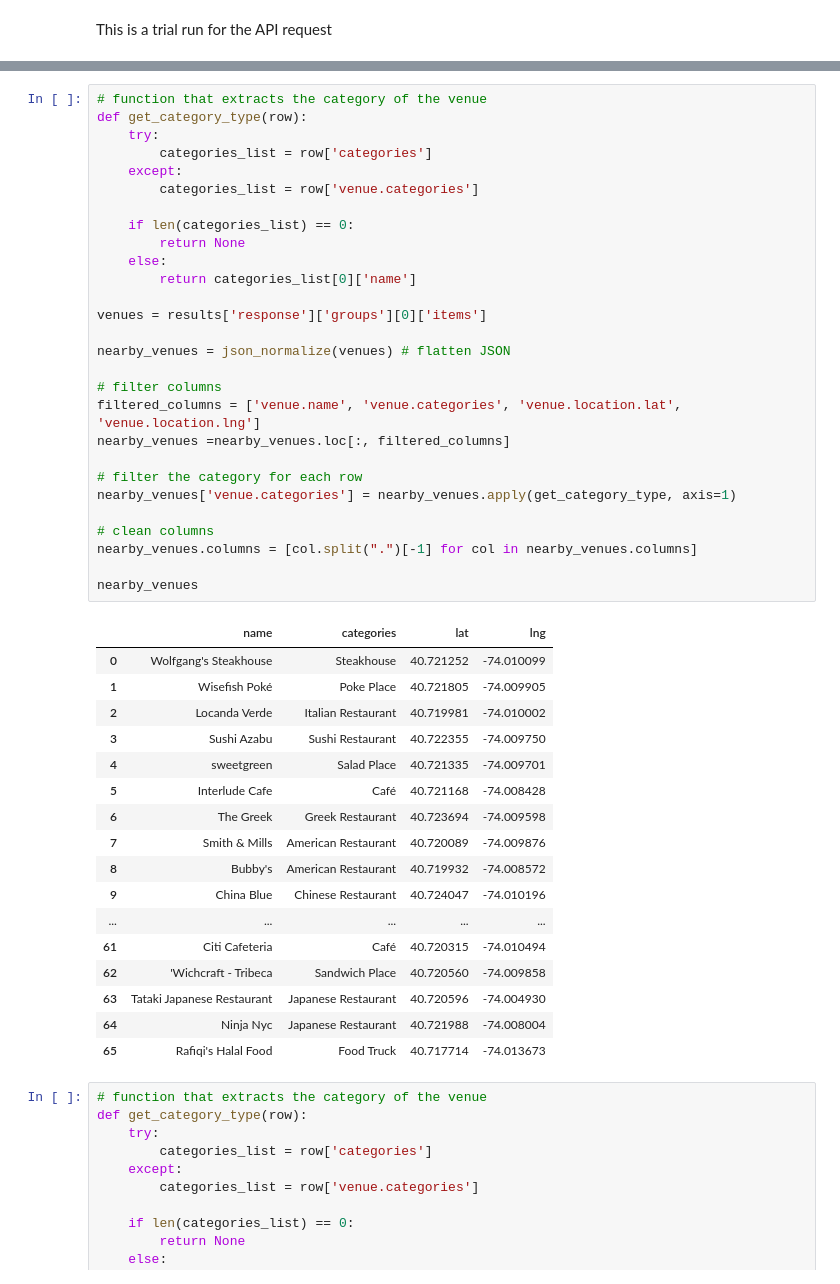
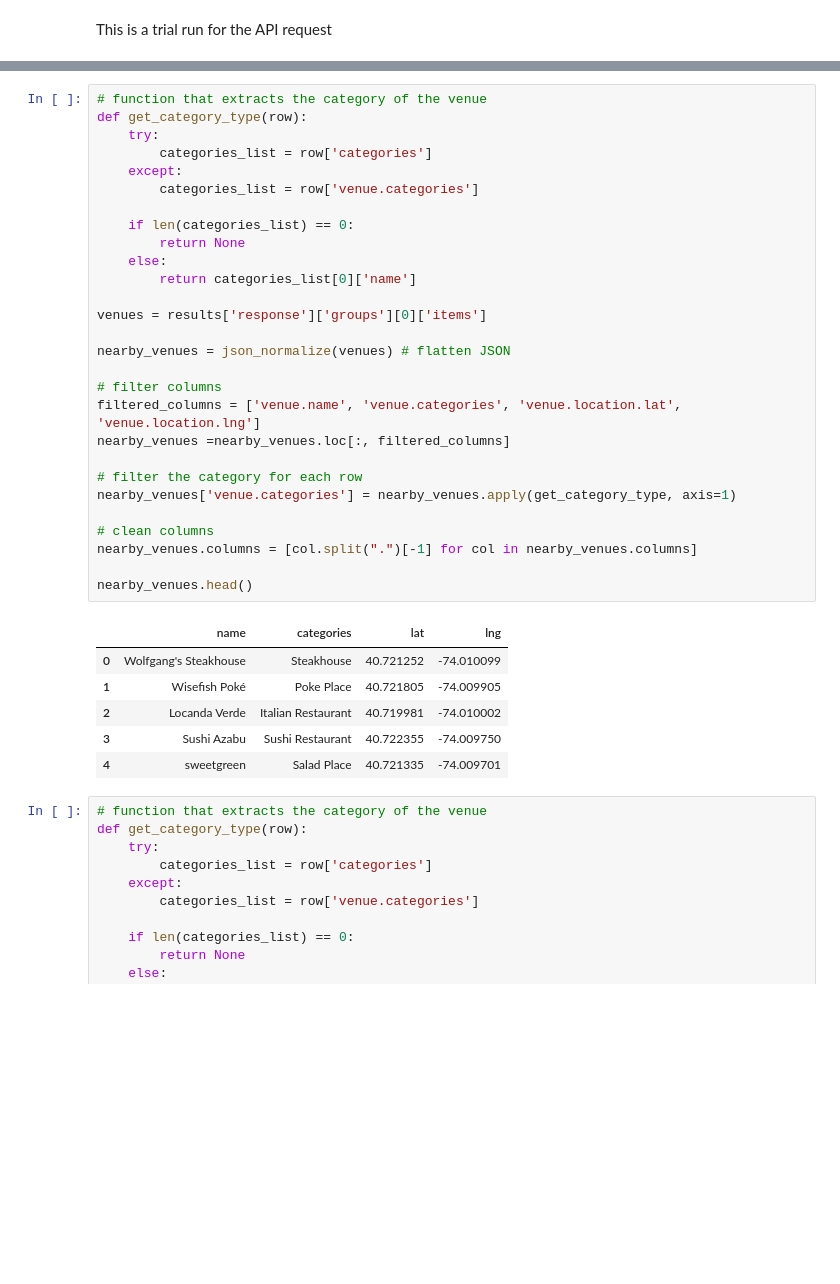
Before and after one commit to MatthewVT/Analysing-Food-Business-in-New-York-City, a Jupyter notebook: Week 5 PG Assignment/Battle of the New York Neighbourhoods- Food Business Case.ipynb, the cells around one changed output, grey strips where cells are left out. Drawn from its saved outputs; the diff is of its cells as text; blank space fills up the shorter version.

```diff
--- a/Week 5 PG Assignment/Battle of the New York Neighbourhoods- Food Business Case.ipynb
+++ b/Week 5 PG Assignment/Battle of the New York Neighbourhoods- Food Business Case.ipynb
@@ -268,45 +233,34 @@ def get_category_type(row):
         categories_list = row['categories']
     except:
         categories_list = row['venue.categories']
 
     if len(categories_list) == 0:
         return None
     else:
         return categories_list[0]['name']
 
 venues = results['response']['groups'][0]['items']
 
 nearby_venues = json_normalize(venues) # flatten JSON
 
 # filter columns
 filtered_columns = ['venue.name', 'venue.categories', 'venue.location.lat', 'venue.location.lng']
 nearby_venues =nearby_venues.loc[:, filtered_columns]
 
 # filter the category for each row
 nearby_venues['venue.categories'] = nearby_venues.apply(get_category_type, axis=1)
 
 # clean columns
 nearby_venues.columns = [col.split(".")[-1] for col in nearby_venues.columns]
 
-nearby_venues
+nearby_venues.head()
 # %% [output]
 |  | name | categories | lat | lng |
 | 0 | Wolfgang's Steakhouse | Steakhouse | 40.721252 | -74.010099 |
 | 1 | Wisefish Poké | Poke Place | 40.721805 | -74.009905 |
 | 2 | Locanda Verde | Italian Restaurant | 40.719981 | -74.010002 |
 | 3 | Sushi Azabu | Sushi Restaurant | 40.722355 | -74.009750 |
 | 4 | sweetgreen | Salad Place | 40.721335 | -74.009701 |
-| 5 | Interlude Cafe | Café | 40.721168 | -74.008428 |
-| 6 | The Greek | Greek Restaurant | 40.723694 | -74.009598 |
-| 7 | Smith & Mills | American Restaurant | 40.720089 | -74.009876 |
-| 8 | Bubby's | American Restaurant | 40.719932 | -74.008572 |
-| 9 | China Blue | Chinese Restaurant | 40.724047 | -74.010196 |
-| ... | ... | ... | ... | ... |
-| 61 | Citi Cafeteria | Café | 40.720315 | -74.010494 |
-| 62 | 'Wichcraft - Tribeca | Sandwich Place | 40.720560 | -74.009858 |
-| 63 | Tataki Japanese Restaurant | Japanese Restaurant | 40.720596 | -74.004930 |
-| 64 | Ninja Nyc | Japanese Restaurant | 40.721988 | -74.008004 |
-| 65 | Rafiqi's Halal Food | Food Truck | 40.717714 | -74.013673 |
 # %%
 # function that extracts the category of the venue
 def get_category_type(row):
```
Also changed, not shown: parts of 13 cells of this notebook.
